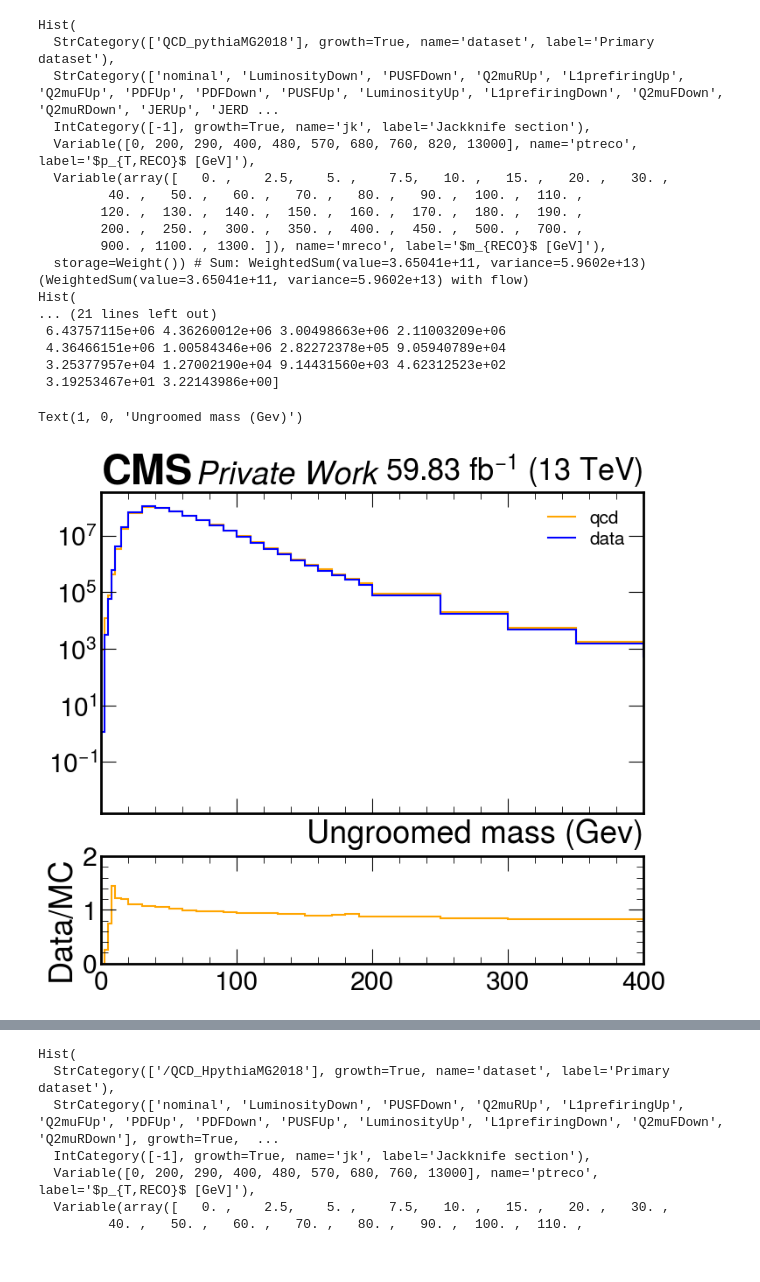
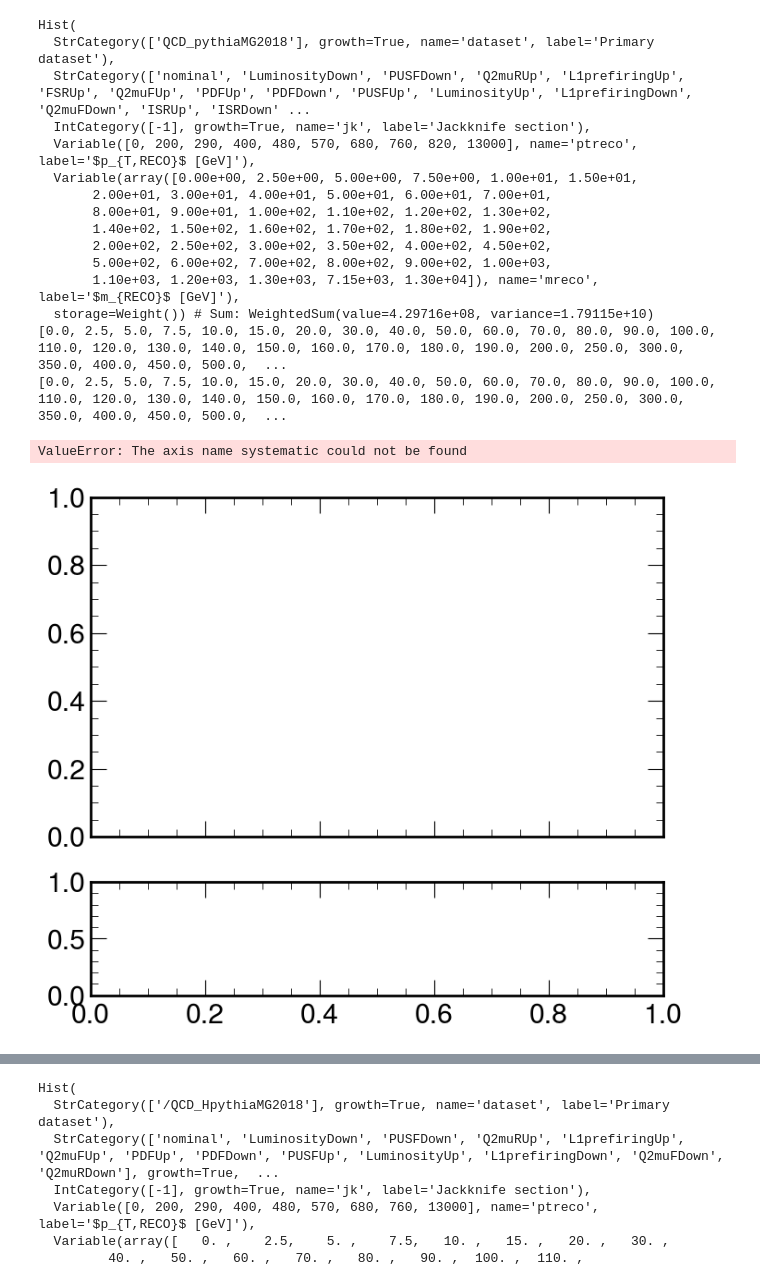
Before and after one commit to laurenhay/GluonJetMass, a Jupyter notebook: XS_studies.ipynb, the cells around one changed output, grey strips where cells are left out. Drawn from its saved outputs; the diff is of its cells as text; code cells hidden in the pictures.

```diff
--- a/XS_studies.ipynb
+++ b/XS_studies.ipynb
@@ -22,17 +22,17 @@ from python.plotting import plotDataMC, plotDataMCwErrors
 %autoreload 2
 # %%
 #### Booleans for deciding which plots to make live in this cell
-dijet = False
+dijet = True
 # %%
 if dijet:
     channel = "dijet"
     fname_z = "coffeaOutput/dijet/Zjets_dijetSel__fixSDmass_MG_2018.pkl"
     fname_w = "coffeaOutput/dijet/Wjets_dijetSel__fixXSandpt_MG_2017.pkl"
     fname_tt = "coffeaOutput/dijet/TTbar_dijetSel__fixXSandpt_MG_2016.pkl"
-    fname_signal = "coffeaOutput/dijet/dijetHists_wXS_HTplots_QCDsim_MG__2018.pkl"
+    fname_signal = "coffeaOutput/dijet/dijetHistsTest_ISRFSR_QCD_MG_NominalAllPlots_2018.pkl"
     fname_noxs = "coffeaOutput/dijet/dijetHists_noXS_HTplots_QCDsim_rap2.5_MG_nominal__2018.pkl"
-    fname_herwig = "coffeaOutput/dijet/dijetHists_wXS_HTplots_QCDsim_herwig__2016APV.pkl"
-    fname_data = "coffeaOutput/dijet/dijetHists_wXS_HTplots_JetHT_rap2.5_2018.pkl"
+    fname_herwig = "coffeaOutput/dijet/dijetHistsTest_ISRFSR_QCD_herwig_NominalAllPlots_2018.pkl"
+    fname_data = "coffeaOutput/dijet/dijetHists_ISRFSR_JetHT_NominalAllPlots_2018.pkl"
 else:
     channel = 'trijet'
     fname_z = "coffeaOutput/trijet/Zjets_trijetSel__fixSDmass_MG_2018.pkl"
@@ -40,7 +40,7 @@ else:
     fname_tt = "coffeaOutput/trijet/TTbar_trijetSel__fixSDmass_MG_2018.pkl"
     fname_signal = "coffeaOutput/trijet/trijetHists_HTplots_QCDsim_rap2.5_MG_2016.pkl"
     fname_data = "coffeaOutput/trijet/trijetHists_HTplots_JetHT_rap2.5_MG_2018.pkl"
-    fname_noxs = "coffeaOutput/trijet/trijetHistsTest_fixXS_HTplots_QCDsim_rap2.5_MG_2018.pkl"
+    fname_noxs = "coffeaOutput/trijet/trijetHistsTest_fixFakes_QCD_MG_rap2.5_2016APV.pkl"
 if "all" in fname_z:
     year = "all"
 elif "2018" in fname_z:
@@ -67,8 +67,10 @@ with open(fname_herwig, "rb") as f:
     result_herwig = pickle.load( f )
 results = [result_z, result_tt, result_w]
 result_str =["ZJets", "TTbar", "QCD"]
-print(result['ptreco_mreco_u'])
-cutflow = result_herwig["cutflow"]['/QCD_Hherwig2016APV']
+print(result.keys())
+print(result['ptjet_mjet_u_reco'])
+print(result_herwig)
+cutflow = result_herwig["cutflow"]['QCD_herwig'+year]
 for key in cutflow.keys():
     if "sumw" or "nEvents initial" in key:
         print(key, cutflow[key])
@@ -153,55 +160,53 @@ fig, (ax, rax) = plt.subplots(
             figsize=(8,7),
             gridspec_kw={"height_ratios": (3, 1)},
             sharex=True)
-print(result["ptreco_mreco_u"])
-print(result_data["ptreco_mreco_u"])
-edges = [bin[0] for bin in result["ptreco_mreco_u"].project("mreco").axes[0]] + [result["ptreco_mreco_u"].project('mreco').axes[0][-1][1]]
+histname = "ptjet_mjet_u_reco"
+print(result["ptjet_mjet_u_reco"])
+edges = [bin[0] for bin in result[histname].project("mreco").axes[0]] + [result[histname].project('mreco').axes[0][-1][1]]
 print(edges)
-edges_data = [bin[0] for bin in result_data["ptreco_mreco_u"][{'syst':'nominal'}].project("mreco").axes[0]] + [result["ptreco_mreco_u"].project('mreco').axes[0][-1][1]]
+edges_data = [bin[0] for bin in result_data[histname][{'systematic':'nominal'}].project("mreco").axes[0]] + [result[histname].project('mreco').axes[0][-1][1]]
 print(edges_data)
-hist_data = result_data["ptreco_mreco_u"][{'syst':'nominal'}].project("mreco").values()
-hist_mc = result["ptreco_mreco_u"][{'syst':'nominal'}].project("mreco").values()
-hist_noxs = result_noxs["ptreco_mreco_u"][{'syst':'nominal'}].project("mreco").values()
+hist_data = result_data[histname][{'systematic':'nominal'}].project("mreco").values()
+hist_mc = result[histname][{'systematic':'nominal'}].project("mreco").values()
+hist_noxs = result_noxs["ptreco_mreco_u][{'systematic':'nominal'}].project("mreco").values()
 n_data = np.sum(hist_data)
 # hist_mc = hist_mc*n_data/np.sum(hist_mc)
 # hist_noxs = hist_noxs*n_data/np.sum(hist_noxs)
 ratio = hist_data/hist_mc
 # ratio1 = hist_data/hist_noxs
 ax.set_xlim(0,400)
 rax.set_ylim(0,2)
 ax.set_yscale('log')
 print(len(ratio))
 print(len(hist_data))
 print(len(hist_mc))
 print(len(edges))
 print(hist_mc)
 hep.cms.label("Private Work", com = 13, lumi = 59.83, data = True, loc=0, ax=ax);
 hep.histplot(ratio, edges,ax=rax, stack=False, color='orange')
 # hep.histplot(ratio1, edges, ax=rax, stack=False, color='red')
 hep.histplot(hist_mc, edges, binwnorm=True, ax=ax, label = "qcd", stack=False,color='orange')
 hep.histplot(hist_data, edges, binwnorm=True, label="data", ax=ax, stack=False,color='blue')
 # hep.histplot(hist_noxs, edges, binwnorm=True, label="qcd nxs", ax=ax, stack=False,color='red')
 rax.set_ylabel("Data/MC")
 leg = ax.legend(loc='upper right', labelspacing=0.25, fontsize='xx-small')
 leg.set_visible(True)
 ax.set_xlabel("Ungroomed mass (Gev)")
 # %% [output]
 Hist(
   StrCategory(['QCD_pythiaMG2018'], growth=True, name='dataset', label='Primary dataset'),
-  StrCategory(['nominal', 'LuminosityDown', 'PUSFDown', 'Q2muRUp', 'L1prefiringUp', 'Q2muFUp', 'PDFUp', 'PDFDown', 'PUSFUp', 'LuminosityUp', 'L1prefiringDown', 'Q2muFDown', 'Q2muRDown', 'JERUp', 'JERD ...
+  StrCategory(['nominal', 'LuminosityDown', 'PUSFDown', 'Q2muRUp', 'L1prefiringUp', 'FSRUp', 'Q2muFUp', 'PDFUp', 'PDFDown', 'PUSFUp', 'LuminosityUp', 'L1prefiringDown', 'Q2muFDown', 'ISRUp', 'ISRDown' ...
   IntCategory([-1], growth=True, name='jk', label='Jackknife section'),
   Variable([0, 200, 290, 400, 480, 570, 680, 760, 820, 13000], name='ptreco', label='$p_{T,RECO}$ [GeV]'),
-  Variable(array([   0. ,    2.5,    5. ,    7.5,   10. ,   15. ,   20. ,   30. ,
-         40. ,   50. ,   60. ,   70. ,   80. ,   90. ,  100. ,  110. ,
-        120. ,  130. ,  140. ,  150. ,  160. ,  170. ,  180. ,  190. ,
-        200. ,  250. ,  300. ,  350. ,  400. ,  450. ,  500. ,  700. ,
-        900. , 1100. , 1300. ]), name='mreco', label='$m_{RECO}$ [GeV]'),
-  storage=Weight()) # Sum: WeightedSum(value=3.65041e+11, variance=5.9602e+13) (WeightedSum(value=3.65041e+11, variance=5.9602e+13) with flow)
-Hist(
-... (21 lines left out)
- 6.43757115e+06 4.36260012e+06 3.00498663e+06 2.11003209e+06
- 4.36466151e+06 1.00584346e+06 2.82272378e+05 9.05940789e+04
- 3.25377957e+04 1.27002190e+04 9.14431560e+03 4.62312523e+02
- 3.19253467e+01 3.22143986e+00]
+  Variable(array([0.00e+00, 2.50e+00, 5.00e+00, 7.50e+00, 1.00e+01, 1.50e+01,
+       2.00e+01, 3.00e+01, 4.00e+01, 5.00e+01, 6.00e+01, 7.00e+01,
+       8.00e+01, 9.00e+01, 1.00e+02, 1.10e+02, 1.20e+02, 1.30e+02,
+       1.40e+02, 1.50e+02, 1.60e+02, 1.70e+02, 1.80e+02, 1.90e+02,
+       2.00e+02, 2.50e+02, 3.00e+02, 3.50e+02, 4.00e+02, 4.50e+02,
+       5.00e+02, 6.00e+02, 7.00e+02, 8.00e+02, 9.00e+02, 1.00e+03,
+       1.10e+03, 1.20e+03, 1.30e+03, 7.15e+03, 1.30e+04]), name='mreco', label='$m_{RECO}$ [GeV]'),
+  storage=Weight()) # Sum: WeightedSum(value=4.29716e+08, variance=1.79115e+10)
+[0.0, 2.5, 5.0, 7.5, 10.0, 15.0, 20.0, 30.0, 40.0, 50.0, 60.0, 70.0, 80.0, 90.0, 100.0, 110.0, 120.0, 130.0, 140.0, 150.0, 160.0, 170.0, 180.0, 190.0, 200.0, 250.0, 300.0, 350.0, 400.0, 450.0, 500.0,  ...
+[0.0, 2.5, 5.0, 7.5, 10.0, 15.0, 20.0, 30.0, 40.0, 50.0, 60.0, 70.0, 80.0, 90.0, 100.0, 110.0, 120.0, 130.0, 140.0, 150.0, 160.0, 170.0, 180.0, 190.0, 200.0, 250.0, 300.0, 350.0, 400.0, 450.0, 500.0,  ...
-Text(1, 0, 'Ungroomed mass (Gev)')
+ValueError: The axis name systematic could not be found
-[figure, old version]
+[figure, new version]
```
Also changed, not shown: parts of 4 cells of this notebook, 6 other files.
